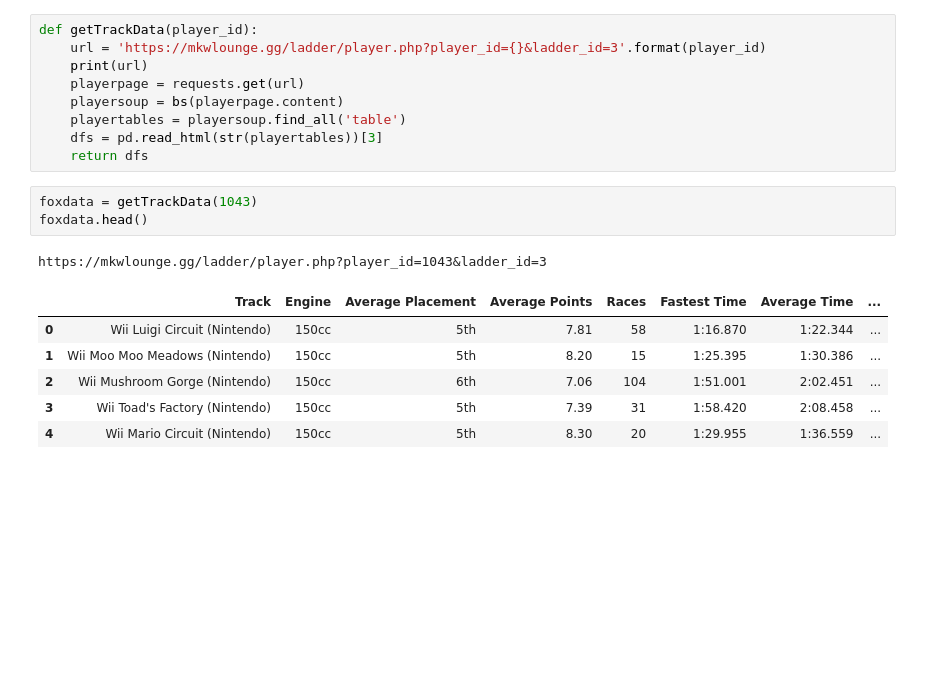
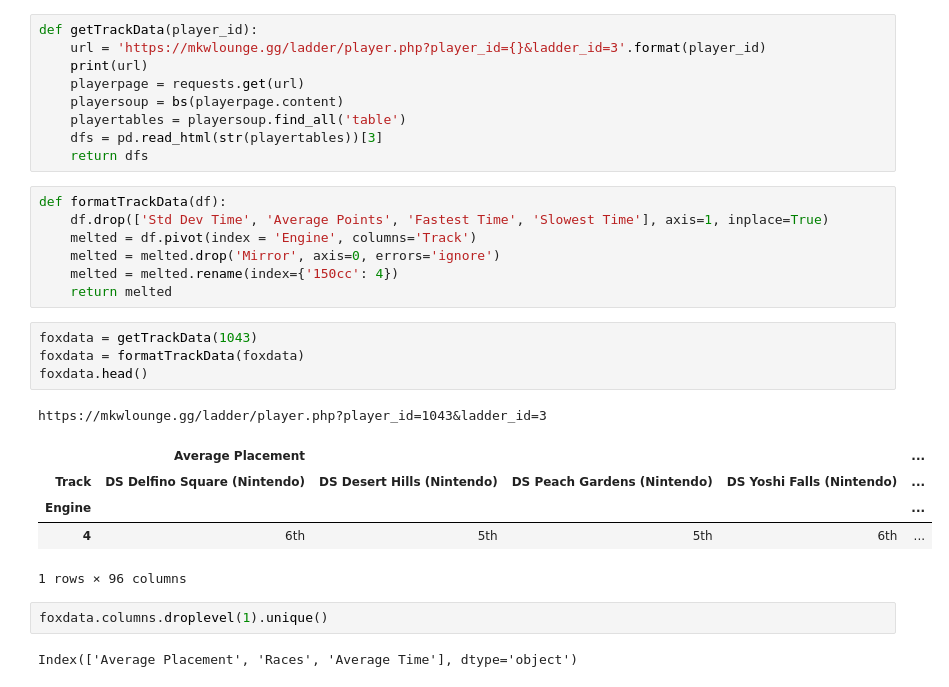
Before and after one commit to fordjackson26/CS5394Project3, a Jupyter notebook: webscrape.ipynb, the cells around one changed output. Cells and saved outputs as stored; diff of their text form; blank space fills up the shorter version.

```diff
--- a/webscrape.ipynb
+++ b/webscrape.ipynb
@@ -131,14 +161,25 @@ def getTrackData(player_id):
     playertables = playersoup.find_all('table')
     dfs = pd.read_html(str(playertables))[3]
     return dfs
+# %%
+def formatTrackData(df):
+    df.drop(['Std Dev Time', 'Average Points', 'Fastest Time', 'Slowest Time'], axis=1, inplace=True)
+    melted = df.pivot(index = 'Engine', columns='Track')
+    melted = melted.drop('Mirror', axis=0, errors='ignore')
+    melted = melted.rename(index={'150cc': 4})
+    return melted
 # %%
 foxdata = getTrackData(1043)
+foxdata = formatTrackData(foxdata)
 foxdata.head()
 # %% [output]
 https://mkwlounge.gg/ladder/player.php?player_id=1043&ladder_id=3
-|  | Track | Engine | Average Placement | Average Points | Races | Fastest Time | Average Time | ... |
-| 0 | Wii Luigi Circuit (Nintendo) | 150cc | 5th | 7.81 | 58 | 1:16.870 | 1:22.344 | ... |
-| 1 | Wii Moo Moo Meadows (Nintendo) | 150cc | 5th | 8.20 | 15 | 1:25.395 | 1:30.386 | ... |
-| 2 | Wii Mushroom Gorge (Nintendo) | 150cc | 6th | 7.06 | 104 | 1:51.001 | 2:02.451 | ... |
-| 3 | Wii Toad's Factory (Nintendo) | 150cc | 5th | 7.39 | 31 | 1:58.420 | 2:08.458 | ... |
-| 4 | Wii Mario Circuit (Nintendo) | 150cc | 5th | 8.30 | 20 | 1:29.955 | 1:36.559 | ... |
+|  | Average Placement |  |  |  | ... |
+| Track | DS Delfino Square (Nintendo) | DS Desert Hills (Nintendo) | DS Peach Gardens (Nintendo) | DS Yoshi Falls (Nintendo) | ... |
+| Engine |  |  |  |  | ... |
+| 4 | 6th | 5th | 5th | 6th | ... |
+1 rows × 96 columns
+# %%
+foxdata.columns.droplevel(1).unique()
+# %% [output]
+Index(['Average Placement', 'Races', 'Average Time'], dtype='object')
```
Also changed, not shown: parts of 4 cells of this notebook.
